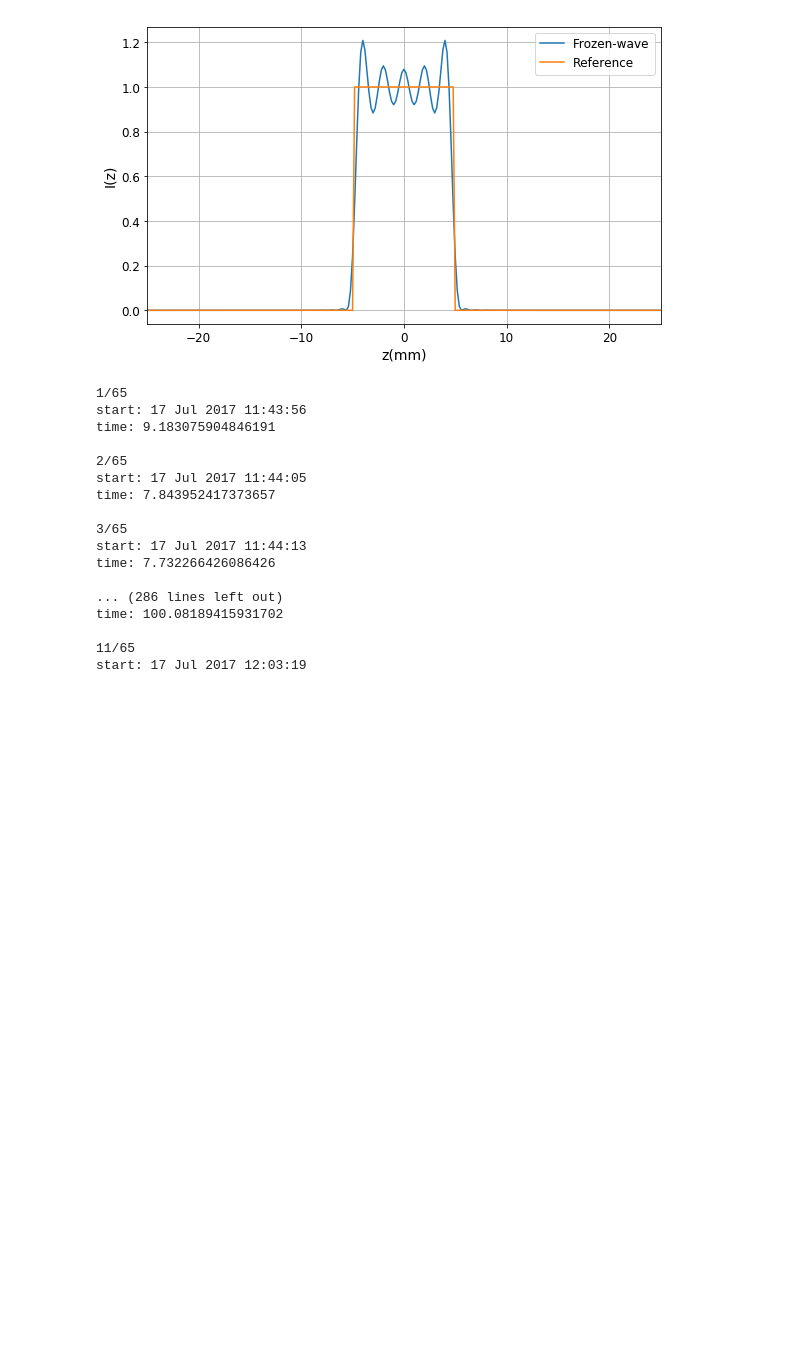
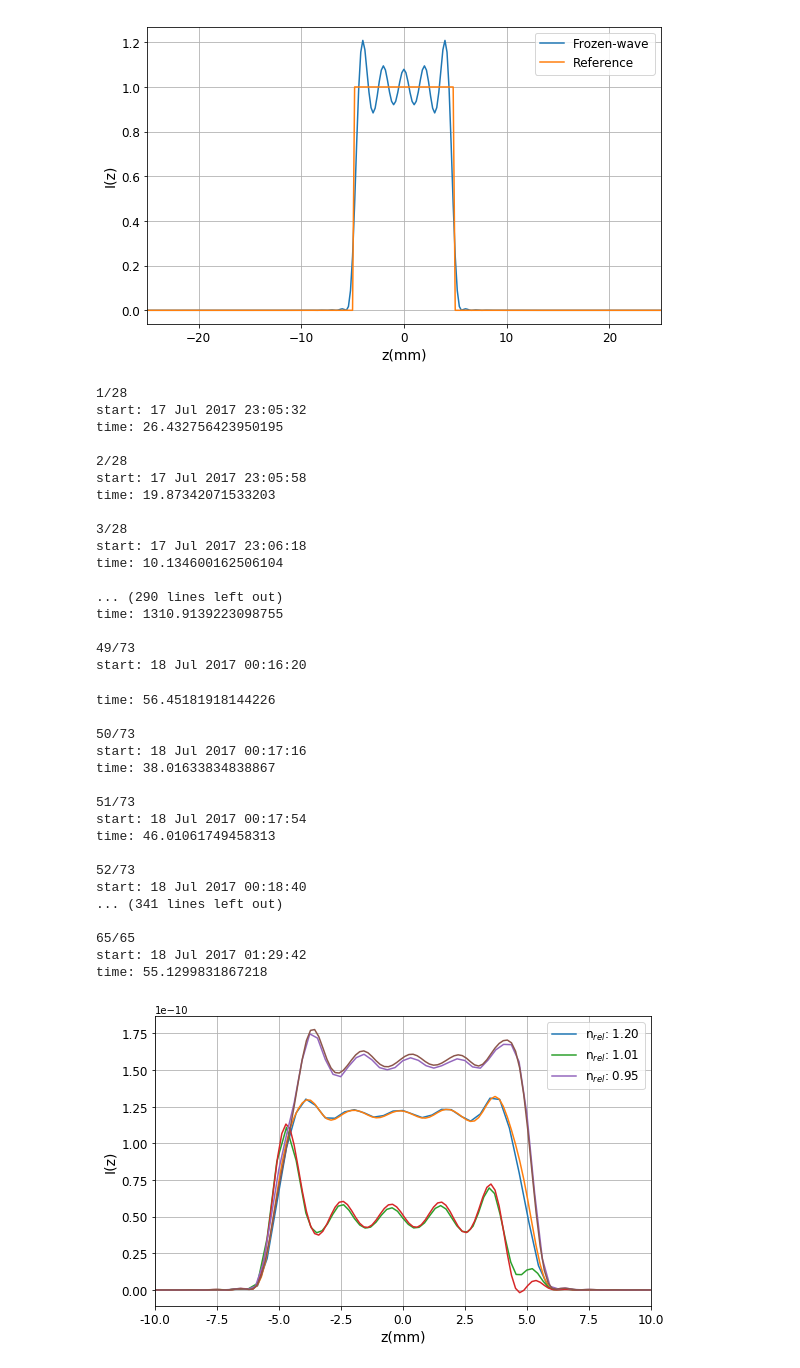
Before and after one commit to arantespp/opticalforces, a Jupyter notebook: examples/imoc2017-vec-frozen-wave/lip-const-fw.ipynb, the cells around one changed output. Drawn from its saved outputs; the diff is of its cells as text; code cells hidden in the pictures; blank space fills up the shorter version.

```diff
--- a/examples/imoc2017-vec-frozen-wave/lip-const-fw.ipynb
+++ b/examples/imoc2017-vec-frozen-wave/lip-const-fw.ipynb
@@ -61,9 +61,9 @@ ptc.medium_refractive_index = 1.33
 beam_pos = (0, 0, 0)
 
 paramx = {'param': 'beam_pos_z',
-          'start': -5*L/10,
-          'stop': 5*L/10,
-          'num': 40,}
+          'start': -2*L/10,
+          'stop': 2*L/10,
+          'num': 50,}
 
 ptc.refractive_index = 1.2*1.33
 X1, F1 = ptc.geo_opt_force(vfw, beam_pos, force_dir='fz', paramx=paramx)
@@ -75,44 +75,62 @@ ptc.refractive_index = 1.01*1.33
 X2, F2 = ptc.geo_opt_force(vfw, beam_pos, force_dir='fz', paramx=paramx)
 label = r'n$_{rel}$: %.2f' % (ptc.refractive_index/1.33)
 plt.plot(X2, [100*f for f in F2], label=label)
 plt.plot(emtdata.index, [data*factor*100 for data in emtdata['101']][::-1])
 
 ptc.refractive_index = 0.95*1.33
 X3, F3 = ptc.geo_opt_force(vfw, beam_pos, force_dir='fz', paramx=paramx)
 label = r'n$_{rel}$: %.2f' % (ptc.refractive_index/1.33)
 plt.plot(X3, [10*f for f in F3], label=label)
 plt.plot(emtdata.index, [data*factor*10 for data in emtdata['095']][::-1])
 
-#plt.xlim([-0.2*L, 0.2*L])
+plt.xlim([-0.2*L, 0.2*L])
 
 xlocs, xlabs = plt.xticks()
 plt.xticks(xlocs, [xl*1e3 for xl in xlocs])
 
 plt.legend(fontsize=12, loc=1)
 plt.tick_params(axis='x', labelsize=12)
 plt.tick_params(axis='y', labelsize=12)
 plt.xlabel(r'z(mm)', fontsize=14)
 plt.ylabel('I(z)', fontsize=14)
 plt.grid()
 plt.tight_layout()
 plt.savefig('LIP-const-longit-forces.png')
 
 plt.show()
 # %% [output]
-1/65
-start: 17 Jul 2017 11:43:56
-time: 9.183075904846191
+1/28
+start: 17 Jul 2017 23:05:32
+time: 26.432756423950195
 
-2/65
-start: 17 Jul 2017 11:44:05
-time: 7.843952417373657
+2/28
+start: 17 Jul 2017 23:05:58
+time: 19.87342071533203
 
-3/65
-start: 17 Jul 2017 11:44:13
-time: 7.732266426086426
+3/28
+start: 17 Jul 2017 23:06:18
+time: 10.134600162506104
 
-... (286 lines left out)
-time: 100.08189415931702
+... (290 lines left out)
+time: 1310.9139223098755
 
-11/65
-start: 17 Jul 2017 12:03:19
+49/73
+start: 18 Jul 2017 00:16:20
+time: 56.45181918144226
+
+50/73
+start: 18 Jul 2017 00:17:16
+time: 38.01633834838867
+
+51/73
+start: 18 Jul 2017 00:17:54
+time: 46.01061749458313
+
+52/73
+start: 18 Jul 2017 00:18:40
+... (341 lines left out)
+
+65/65
+start: 18 Jul 2017 01:29:42
+time: 55.1299831867218
+[figure, added]
```
Also changed, not shown: 8 other files.
